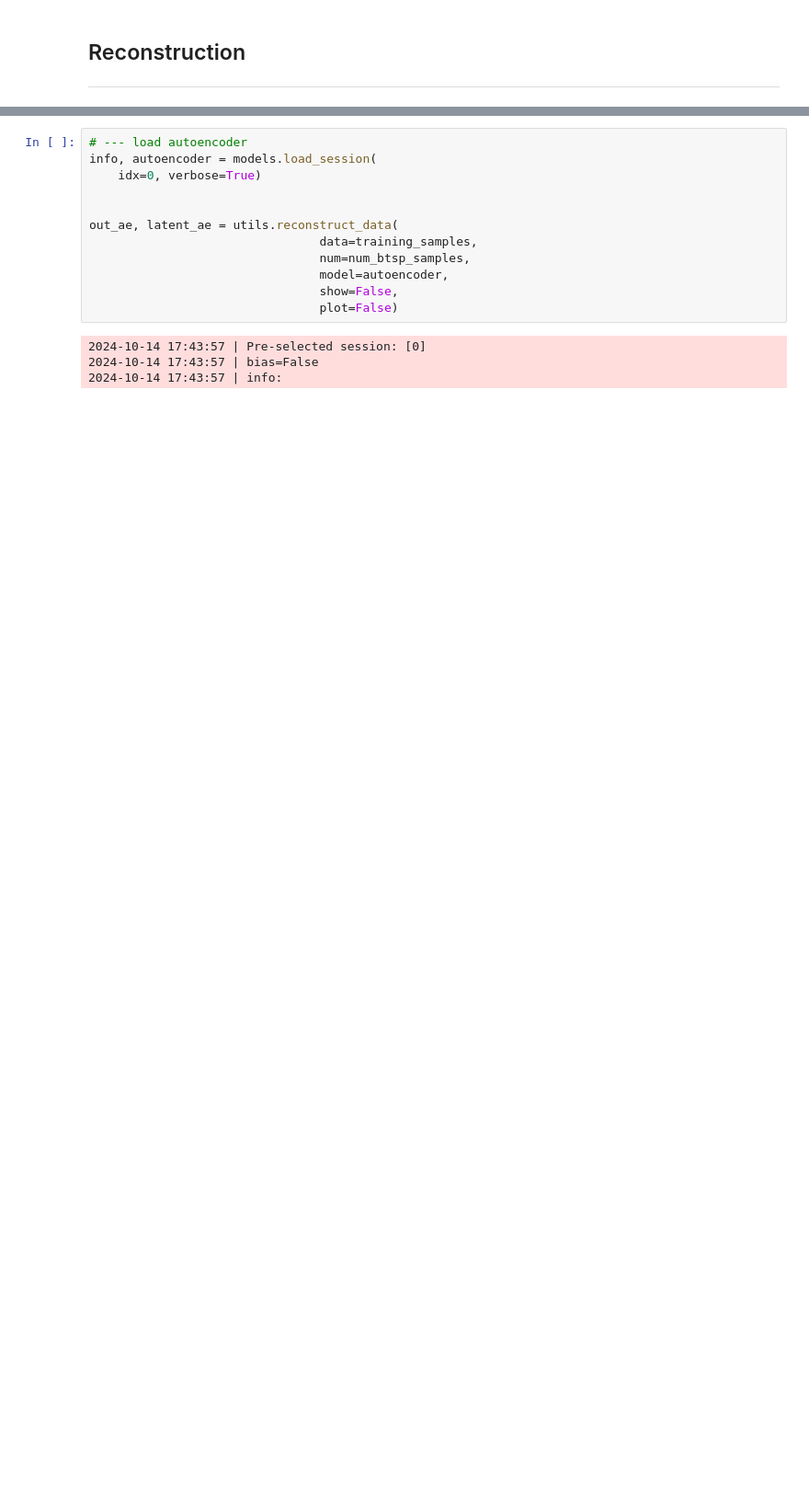
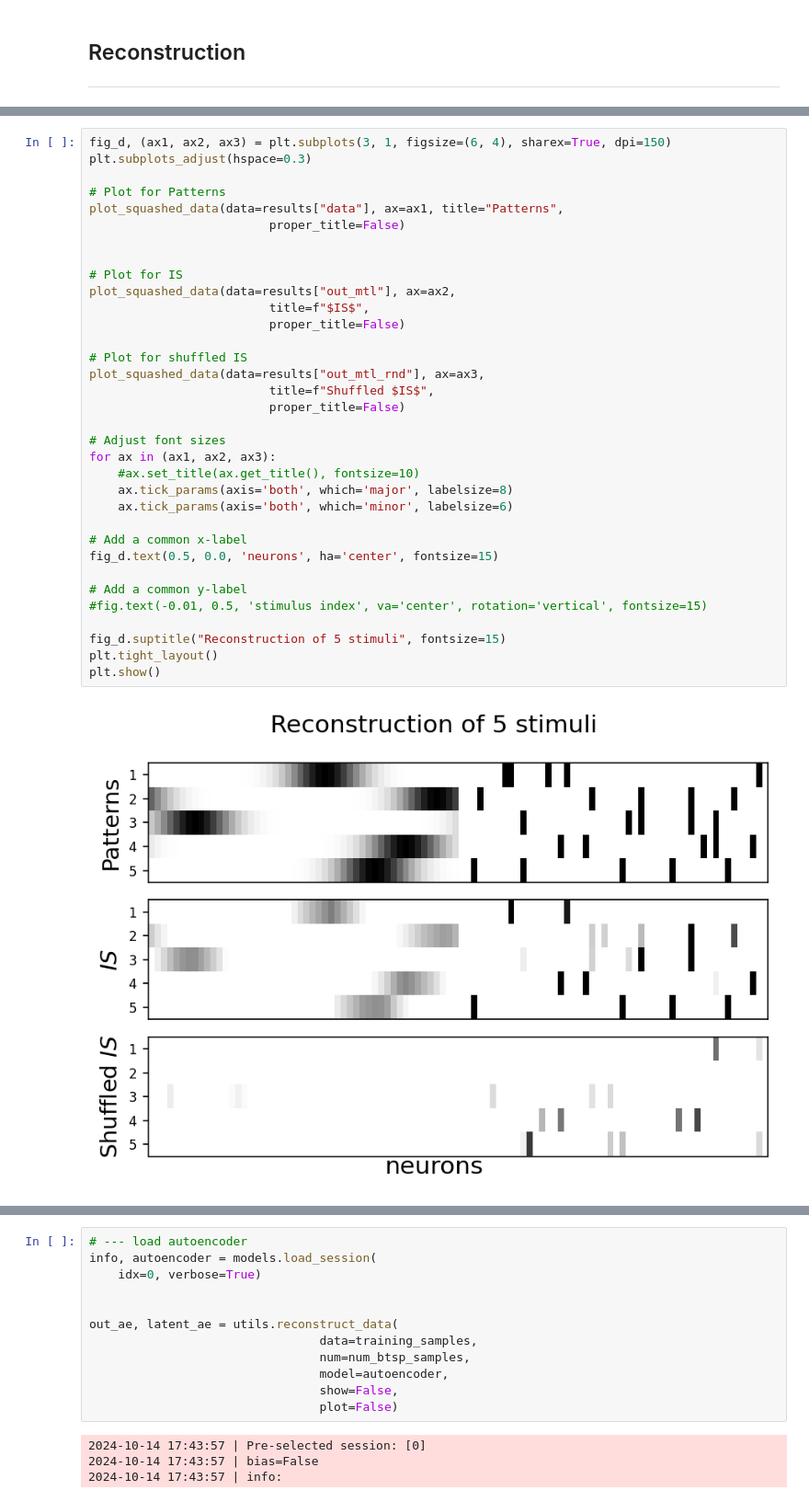
Before and after one commit to iKiru-hub/KAMemory, a Jupyter notebook: src/lab_figures_1.ipynb, the cells around one changed output, grey strips where cells are left out. Shown at 92% size. Drawn from its saved outputs; the diff is of its cells as text; blank space fills up the shorter version.

```diff
--- a/src/lab_figures_1.ipynb
+++ b/src/lab_figures_1.ipynb
@@ -94,0 +129,36 @@ RuntimeError: mat1 and mat2 shapes cannot be multiplied (100x1 and 100x1000)
+# %%
+fig_d, (ax1, ax2, ax3) = plt.subplots(3, 1, figsize=(6, 4), sharex=True, dpi=150)
+plt.subplots_adjust(hspace=0.3)
+
+# Plot for Patterns
+plot_squashed_data(data=results["data"], ax=ax1, title="Patterns",
+                         proper_title=False)
+
+
+# Plot for IS
+plot_squashed_data(data=results["out_mtl"], ax=ax2,
+                         title=f"$IS$",
+                         proper_title=False)
+
+# Plot for shuffled IS
+plot_squashed_data(data=results["out_mtl_rnd"], ax=ax3,
+                         title=f"Shuffled $IS$",
+                         proper_title=False)
+
+# Adjust font sizes
+for ax in (ax1, ax2, ax3):
+    #ax.set_title(ax.get_title(), fontsize=10)
+    ax.tick_params(axis='both', which='major', labelsize=8)
+    ax.tick_params(axis='both', which='minor', labelsize=6)
+
+# Add a common x-label
+fig_d.text(0.5, 0.0, 'neurons', ha='center', fontsize=15)
+
+# Add a common y-label
+#fig.text(-0.01, 0.5, 'stimulus index', va='center', rotation='vertical', fontsize=15)
+
+fig_d.suptitle("Reconstruction of 5 stimuli", fontsize=15)
+plt.tight_layout()
+plt.show()
+# %% [output]
+[figure, added]
```
Also changed, not shown: parts of 8 cells of this notebook, 1 other file.
